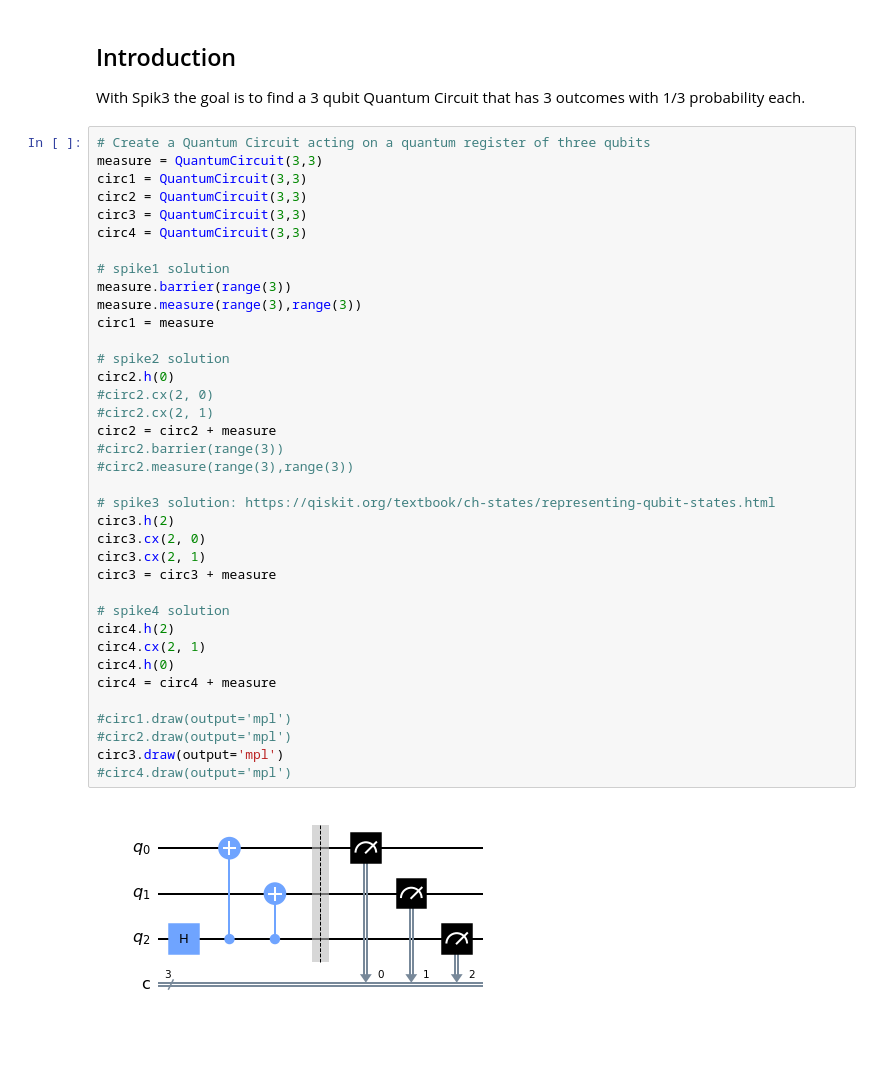
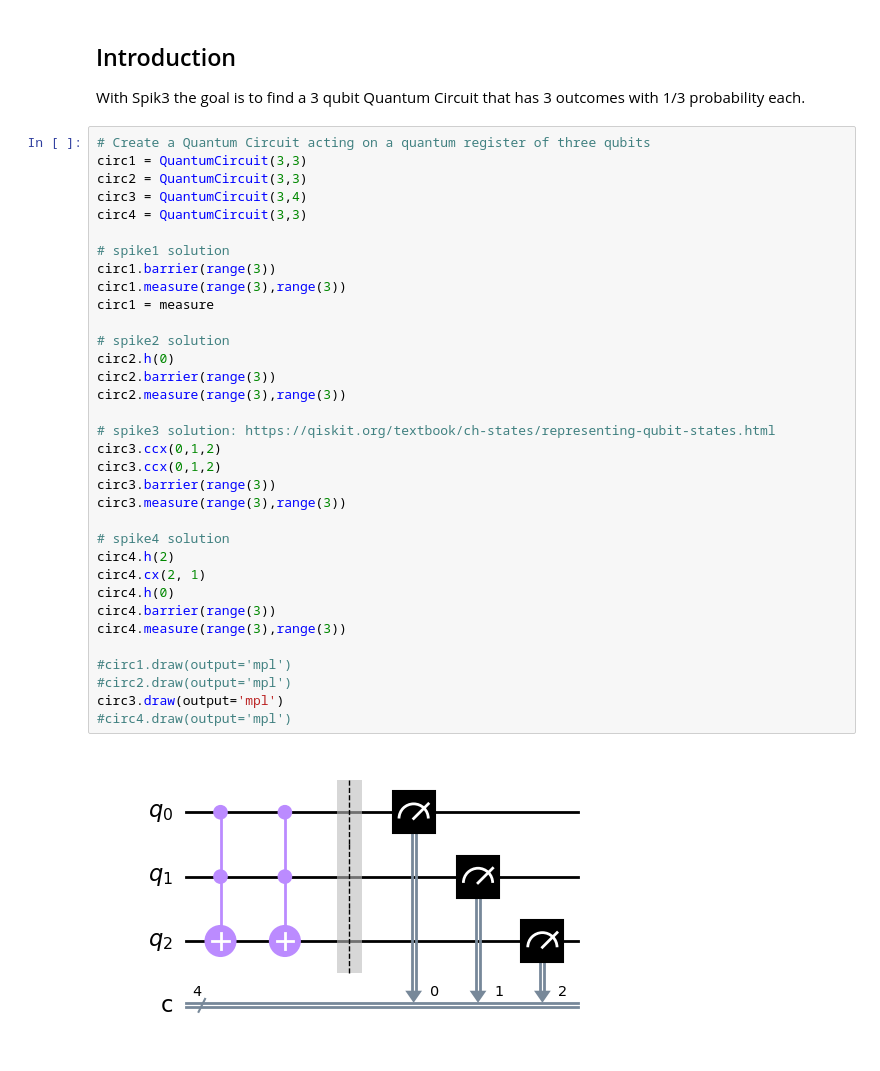
Before and after one commit to 708-145/qiskit-zone, a Jupyter notebook: playground/spik3.ipynb, the cells around one changed output. Cells and saved outputs as stored; diff of their text form.

```diff
--- a/playground/spik3.ipynb
+++ b/playground/spik3.ipynb
@@ -8,43 +8,40 @@ from qiskit.visualization import *
 With Spik3 the goal is to find a 3 qubit Quantum Circuit that has 3 outcomes with 1/3 probability each.
 # %%
 # Create a Quantum Circuit acting on a quantum register of three qubits
-measure = QuantumCircuit(3,3)
 circ1 = QuantumCircuit(3,3)
 circ2 = QuantumCircuit(3,3)
-circ3 = QuantumCircuit(3,3)
+circ3 = QuantumCircuit(3,4)
 circ4 = QuantumCircuit(3,3)
 
 # spike1 solution
-measure.barrier(range(3))
-measure.measure(range(3),range(3))
+circ1.barrier(range(3))
+circ1.measure(range(3),range(3))
 circ1 = measure
 
 # spike2 solution
 circ2.h(0)
-#circ2.cx(2, 0)
-#circ2.cx(2, 1)
-circ2 = circ2 + measure
-#circ2.barrier(range(3))
-#circ2.measure(range(3),range(3))
+circ2.barrier(range(3))
+circ2.measure(range(3),range(3))
 
 # spike3 solution: https://qiskit.org/textbook/ch-states/representing-qubit-states.html
-circ3.h(2)
-circ3.cx(2, 0)
-circ3.cx(2, 1)
-circ3 = circ3 + measure
+circ3.ccx(0,1,2)
+circ3.ccx(0,1,2)
+circ3.barrier(range(3))
+circ3.measure(range(3),range(3))
 
 # spike4 solution
 circ4.h(2)
 circ4.cx(2, 1)
 circ4.h(0)
-circ4 = circ4 + measure
+circ4.barrier(range(3))
+circ4.measure(range(3),range(3))
 
 #circ1.draw(output='mpl')
 #circ2.draw(output='mpl')
 circ3.draw(output='mpl')
 #circ4.draw(output='mpl')
 # %% [output]
-[figure, old version]
+[figure, new version]
 # %%
 # Use Aer's qasm_simulator
 backend_sim = Aer.get_backend('qasm_simulator')
```
Also changed, not shown: parts of 1 cell of this notebook, 1 other file.
